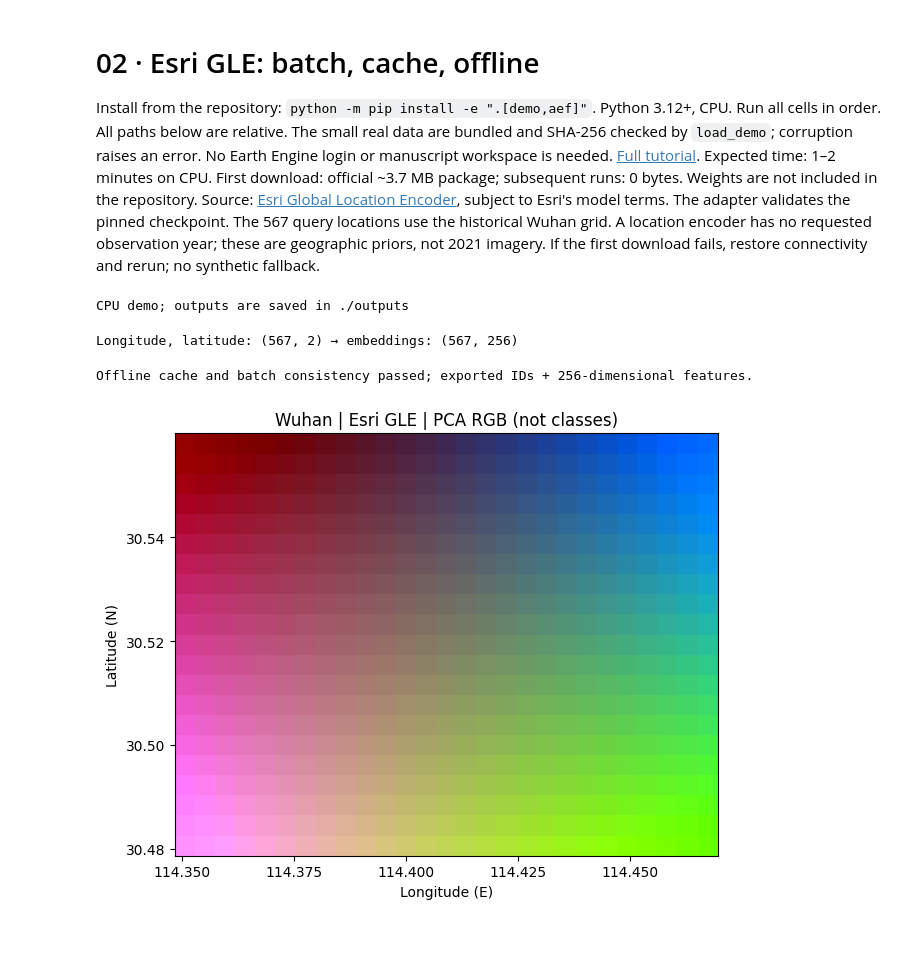
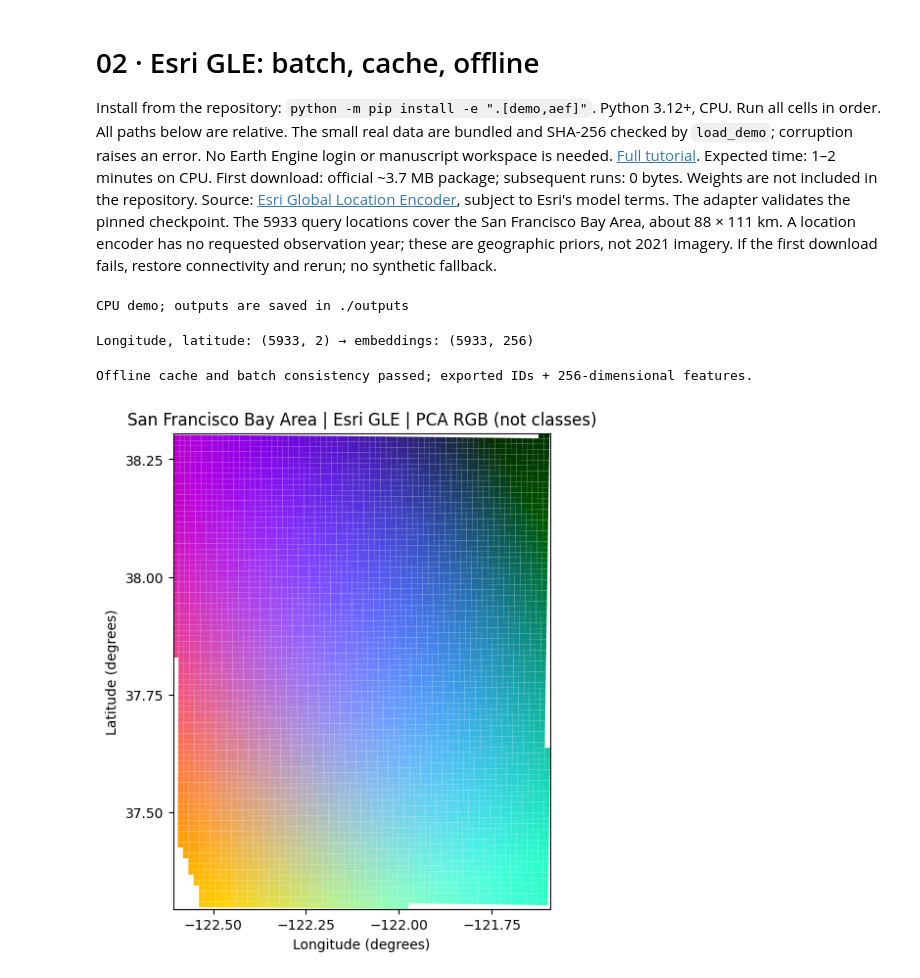
Before and after one commit to GISWLH/earth-embedding, a Jupyter notebook: examples/notebooks/02_esri_locations.ipynb, the cells around one changed output. Cells and saved outputs as stored; diff of their text form; code cells hidden in the pictures; blank space fills up the shorter version.

```diff
--- a/examples/notebooks/02_esri_locations.ipynb
+++ b/examples/notebooks/02_esri_locations.ipynb
@@ -10,7 +10,7 @@ Expected time: 1–2 minutes on CPU. First download: official ~3.7 MB package;
 subsequent runs: 0 bytes. Weights are not included in the repository.
 Source: [Esri Global Location Encoder](https://www.arcgis.com/home/item.html?id=b0664ef297c04d4aaa44191cf21e07f3),
 subject to Esri's model terms. The adapter validates the pinned checkpoint.
-The 567 query locations use the historical Wuhan grid. A location encoder has
+The 5933 query locations cover the San Francisco Bay Area, about 88 × 111 km. A location encoder has
 no requested observation year; these are geographic priors, not 2021 imagery.
 If the first download fails, restore connectivity and rerun; no synthetic fallback.
 # %%
@@ -27,13 +27,13 @@ from earth_embedding import get_location_embeddings
 # %% [output]
 CPU demo; outputs are saved in ./outputs
 # %%
-wuhan = load_demo("wuhan")
-points = wuhan.samples[["center_lon", "center_lat"]].to_numpy()
+bayarea = load_demo("bayarea")
+points = bayarea.samples[["center_lon", "center_lat"]].to_numpy()
 gle = get_location_embeddings("esri_gle", points, device="cpu", batch_size=128, cache_dir="model-cache/esri")
 print("Longitude, latitude:", points.shape, "→ embeddings:", gle.data.shape)
 assert np.isfinite(gle.data).all()
 # %% [output]
-Longitude, latitude: (567, 2) → embeddings: (567, 256)
+Longitude, latitude: (5933, 2) → embeddings: (5933, 256)
 # %%
 offline = get_location_embeddings("esri_gle", points, device="cpu", batch_size=37, cache_dir="model-cache/esri", local_files_only=True)
 np.testing.assert_allclose(gle.data, offline.data, rtol=1e-5, atol=1e-6)
@@ -42,8 +42,8 @@ print("Offline cache and batch consistency passed; exported IDs + 256-dimensiona
 # %% [output]
 Offline cache and batch consistency passed; exported IDs + 256-dimensional features.
 # %%
-fig = plot_map(wuhan.samples, pca_colors(gle.data), title="Wuhan | Esri GLE | PCA RGB (not classes)")
+fig = plot_map(bayarea.samples, pca_colors(gle.data), title="San Francisco Bay Area | Esri GLE | PCA RGB (not classes)")
 fig.savefig(out / "esri-gle-pca.png", dpi=160)
 plt.show()
 # %% [output]
-[figure, old version]
+[figure, new version]
```
Also changed, not shown: parts of 1 cell of this notebook, 48 other files.
